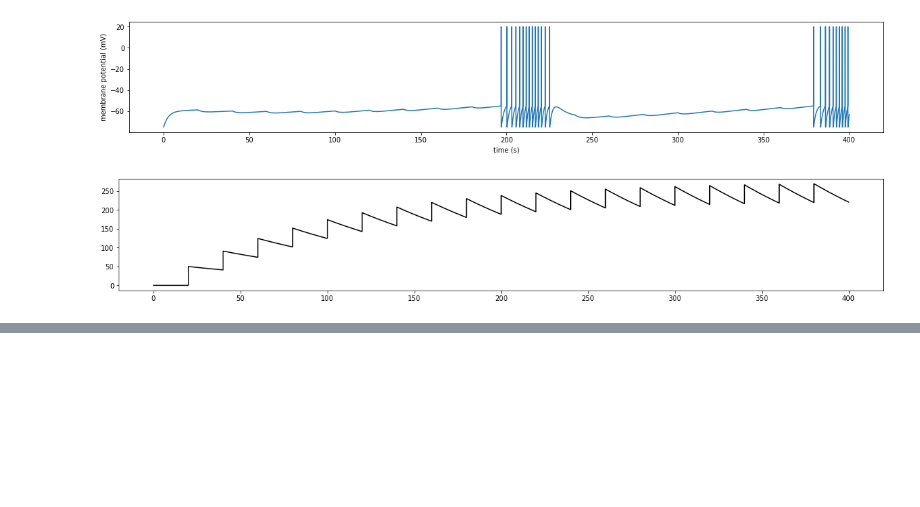
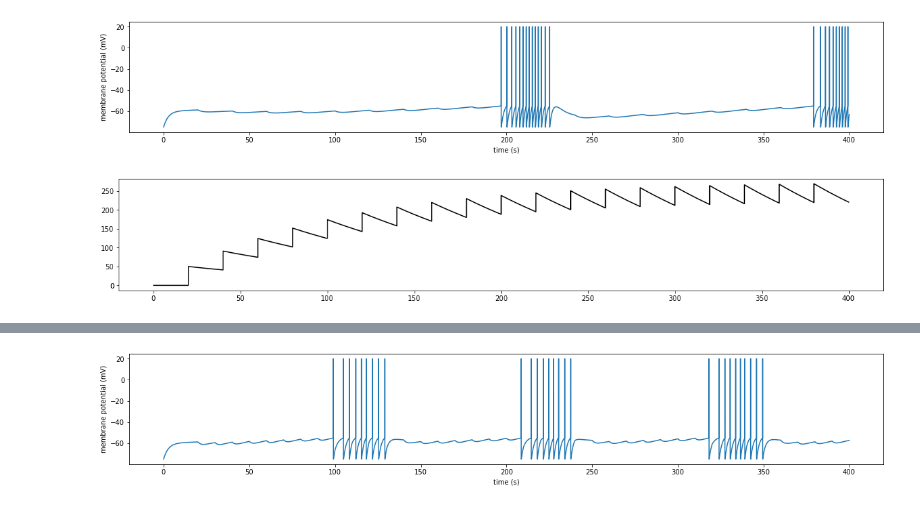
Before and after one commit to hengjiwang/hydranerv, a Jupyter notebook: hydranerv/models/network/sim_periodic_inhibition.ipynb, the cells around one changed output, grey strips where cells are left out. Cells and saved outputs as stored; diff of their text form; code cells hidden in the pictures; blank space fills up the shorter version.

```diff
--- a/hydranerv/models/network/sim_periodic_inhibition.ipynb
+++ b/hydranerv/models/network/sim_periodic_inhibition.ipynb
@@ -58,0 +67,4 @@ run_inhibit(tau_stim=100, a_inh=50, disp_i_inh=True)
+# %%
+run_inhibit(tau_stim=5, a_inh=100, interval=10)
+# %% [output]
+[figure, added]
```
Also changed, not shown: parts of 11 cells of this notebook, 16 other files.
